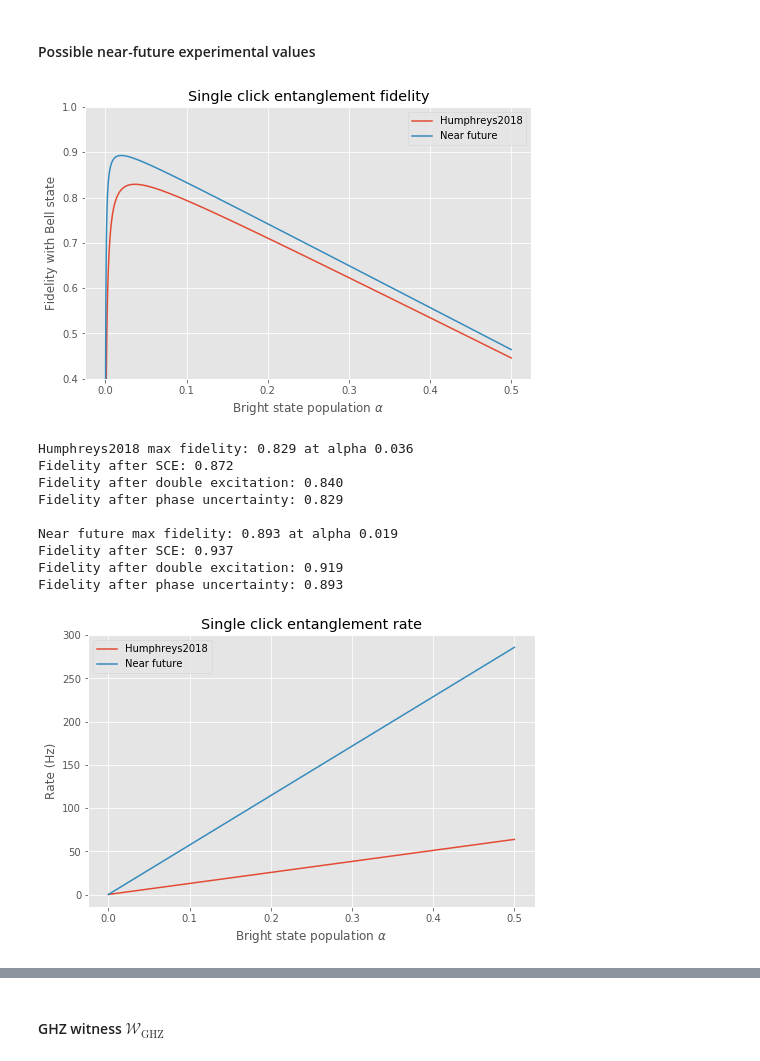
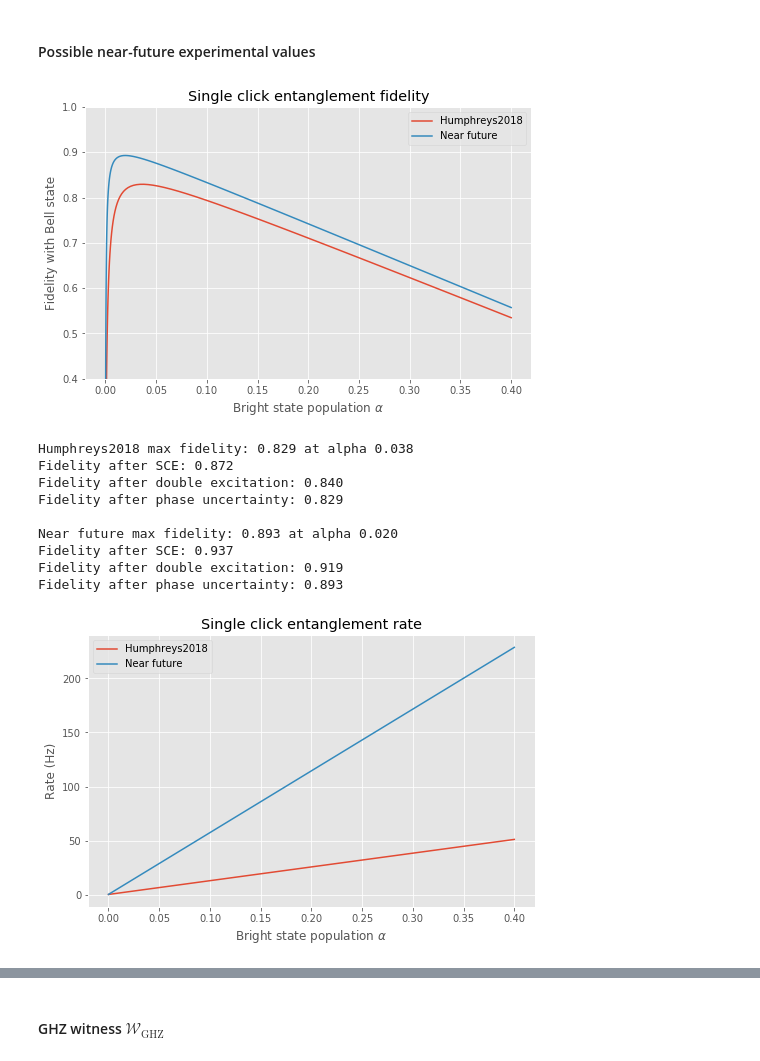
Before and after one commit to matpompili/go-nogo, a Jupyter notebook: Proposal.ipynb, the cells around one changed output, grey strips where cells are left out. Cells and saved outputs as stored; diff of their text form; code cells hidden in the pictures.

```diff
--- a/Proposal.ipynb
+++ b/Proposal.ipynb
@@ -414,49 +414,50 @@ near_future_params = {
     'P2e': 0.02,
     'phase_unc': 20,
     'ent_duration' : 3.5e-6,
-    'cycles_of_coherence' : 2000
+    'cycles_of_coherence' : 1000
 }
 # %%
 # Combined plot for fidelities
 
-alphas = np.geomspace(1e-5, 0.5, 100)
+alphas = np.geomspace(1e-5, 0.4, 100)
 fids_old = np.zeros_like(alphas)
 fids_new = np.zeros_like(alphas)
 
 for i, alpha in enumerate(alphas):
     _, fids_old[i] = sim_rho_from_alpha(alpha)
     _, fids_new[i] = sim_rho_from_alpha(alpha, **near_future_params)
 
 plt.figure(figsize=(8,5))
 plt.title(r'Single click entanglement fidelity')
 plt.xlabel(r'Bright state population $\alpha$')
 plt.ylabel(r'Fidelity with Bell state')
 plt.ylim((0.4,1))
 plt.plot(alphas, fids_old, label = 'Humphreys2018')
 plt.plot(alphas, fids_new, label = 'Near future')
 plt.legend()
 plt.show()
 
 print('Humphreys2018 max fidelity: {:.3f} at alpha {:.3f}'.format(np.max(fids_old), alphas[np.argmax(fids_old)]))
 sim_rho_from_alpha(alphas[np.argmax(fids_old)], print_fids=True, return_fid=False);
 print('')
 print('Near future max fidelity: {:.3f} at alpha {:.3f}'.format(np.max(fids_new), alphas[np.argmax(fids_new)]))
 sim_rho_from_alpha(alphas[np.argmax(fids_new)], print_fids=True, return_fid=False, **near_future_params)
 
 # save best alpha for later simulations
 best_alpha = alphas[np.argmax(fids_new)]
 # %% [output]
-[figure, old version]
+[figure, new version]
-Humphreys2018 max fidelity: 0.829 at alpha 0.036
+Humphreys2018 max fidelity: 0.829 at alpha 0.038
 Fidelity after SCE: 0.872
 Fidelity after double excitation: 0.840
 Fidelity after phase uncertainty: 0.829
 
-Near future max fidelity: 0.893 at alpha 0.019
+Near future max fidelity: 0.893 at alpha 0.020
 Fidelity after SCE: 0.937
 Fidelity after double excitation: 0.919
 Fidelity after phase uncertainty: 0.893
 # %%
+# Combined plots for rates
 rates_old = np.zeros_like(alphas)
 rates_new = np.zeros_like(alphas)
 
@@ -473,4 +474,4 @@ plt.plot(alphas, rates_new, label = 'Near future')
 plt.legend()
 plt.show()
 # %% [output]
-[figure, old version]
+[figure, new version]
```
Also changed, not shown: parts of 8 cells of this notebook, 1 other file.
